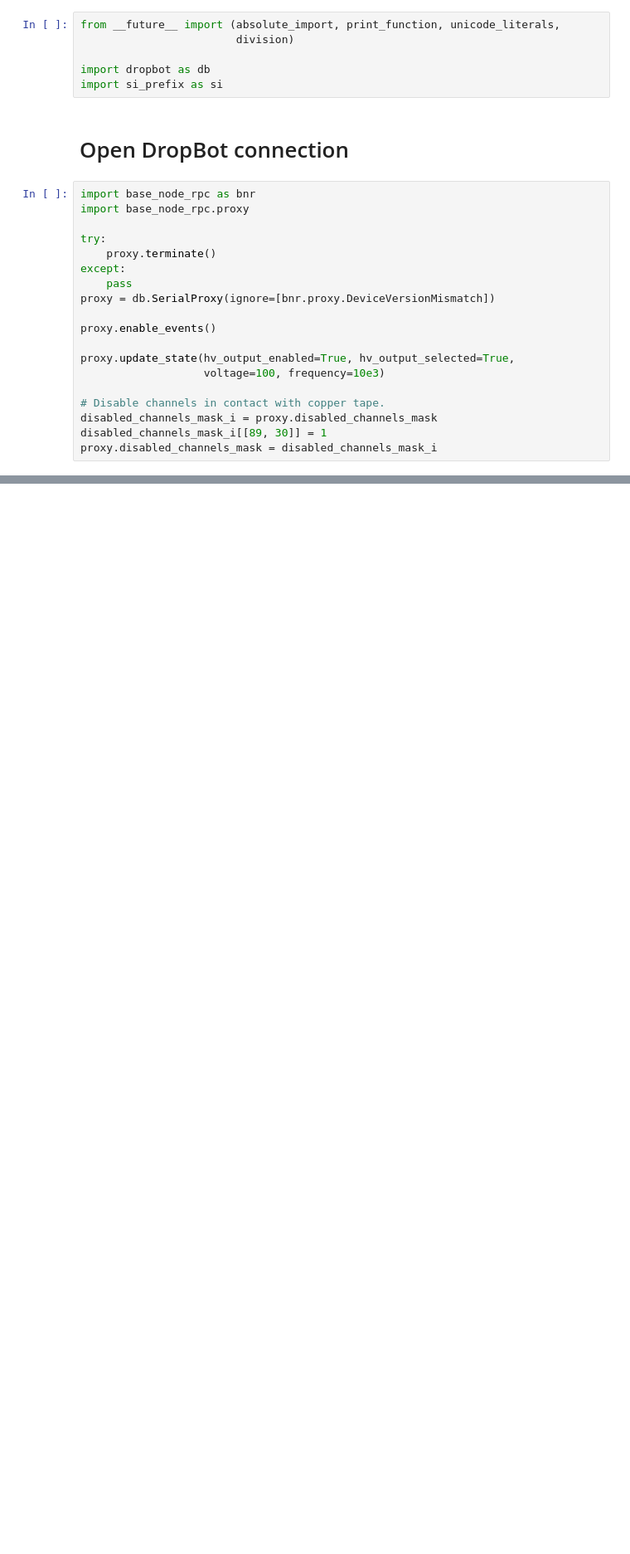
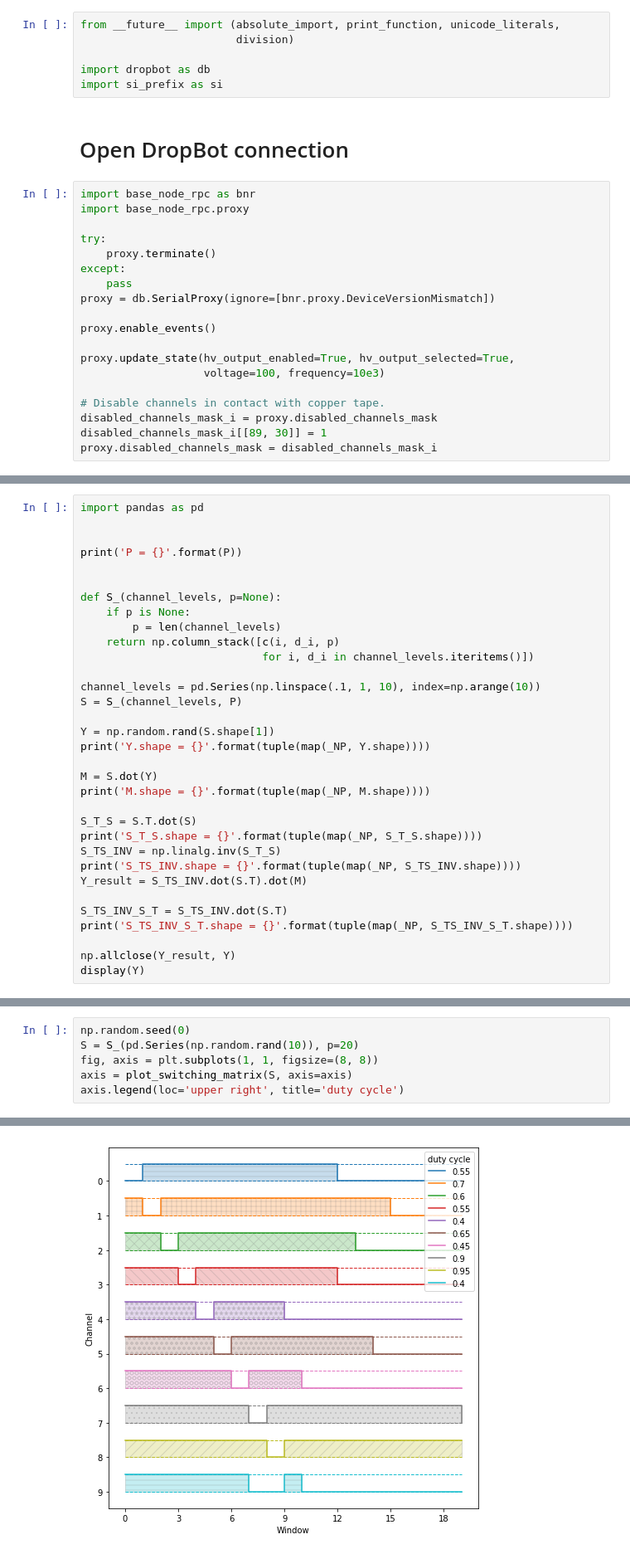
Before and after one commit to Blue-Ocean-Technologies-Inc/dropbot.py, a Jupyter notebook: dropbot/notebooks/perf(benchmark) - python - benchmark DropBot Eigen.ipynb, the cells around one changed output, grey strips where cells are left out. Shown at 83% size. Drawn from its saved outputs; the diff is of its cells as text; blank space fills up the shorter version.

Commit message:
docs(switching-matrix): add S plot to Python notebook

```diff
--- a/dropbot/notebooks/perf(benchmark) - python - benchmark DropBot Eigen.ipynb
+++ b/dropbot/notebooks/perf(benchmark) - python - benchmark DropBot Eigen.ipynb
@@ -71,0 +213,33 @@ Inverse of $S_T S$ (double) took: 5.3 µs
+# %%
+import pandas as pd
+
+
+print('P = {}'.format(P))
+
+
+def S_(channel_levels, p=None):
+    if p is None:
+        p = len(channel_levels)
+    return np.column_stack([c(i, d_i, p)
+                            for i, d_i in channel_levels.iteritems()])
+
+channel_levels = pd.Series(np.linspace(.1, 1, 10), index=np.arange(10))
+S = S_(channel_levels, P)
+
+Y = np.random.rand(S.shape[1])
+print('Y.shape = {}'.format(tuple(map(_NP, Y.shape))))
+
+M = S.dot(Y)
+print('M.shape = {}'.format(tuple(map(_NP, M.shape))))
+
+S_T_S = S.T.dot(S)
+print('S_T_S.shape = {}'.format(tuple(map(_NP, S_T_S.shape))))
+S_TS_INV = np.linalg.inv(S_T_S)
+print('S_TS_INV.shape = {}'.format(tuple(map(_NP, S_TS_INV.shape))))
+Y_result = S_TS_INV.dot(S.T).dot(M)
+
+S_TS_INV_S_T = S_TS_INV.dot(S.T)
+print('S_TS_INV_S_T.shape = {}'.format(tuple(map(_NP, S_TS_INV_S_T.shape))))
+
+np.allclose(Y_result, Y)
+display(Y)
@@ -71,0 +311,7 @@ Inverse of $S_T S$ (double) took: 5.3 µs
+# %%
+np.random.seed(0)
+S = S_(pd.Series(np.random.rand(10)), p=20)
+fig, axis = plt.subplots(1, 1, figsize=(8, 8))
+axis = plot_switching_matrix(S, axis=axis)
+axis.legend(loc='upper right', title='duty cycle')
+# %% [output]
@@ -71,0 +319 @@ Inverse of $S_T S$ (double) took: 5.3 µs
+[figure, added]
```
Also changed, not shown: parts of 11 cells of this notebook.
